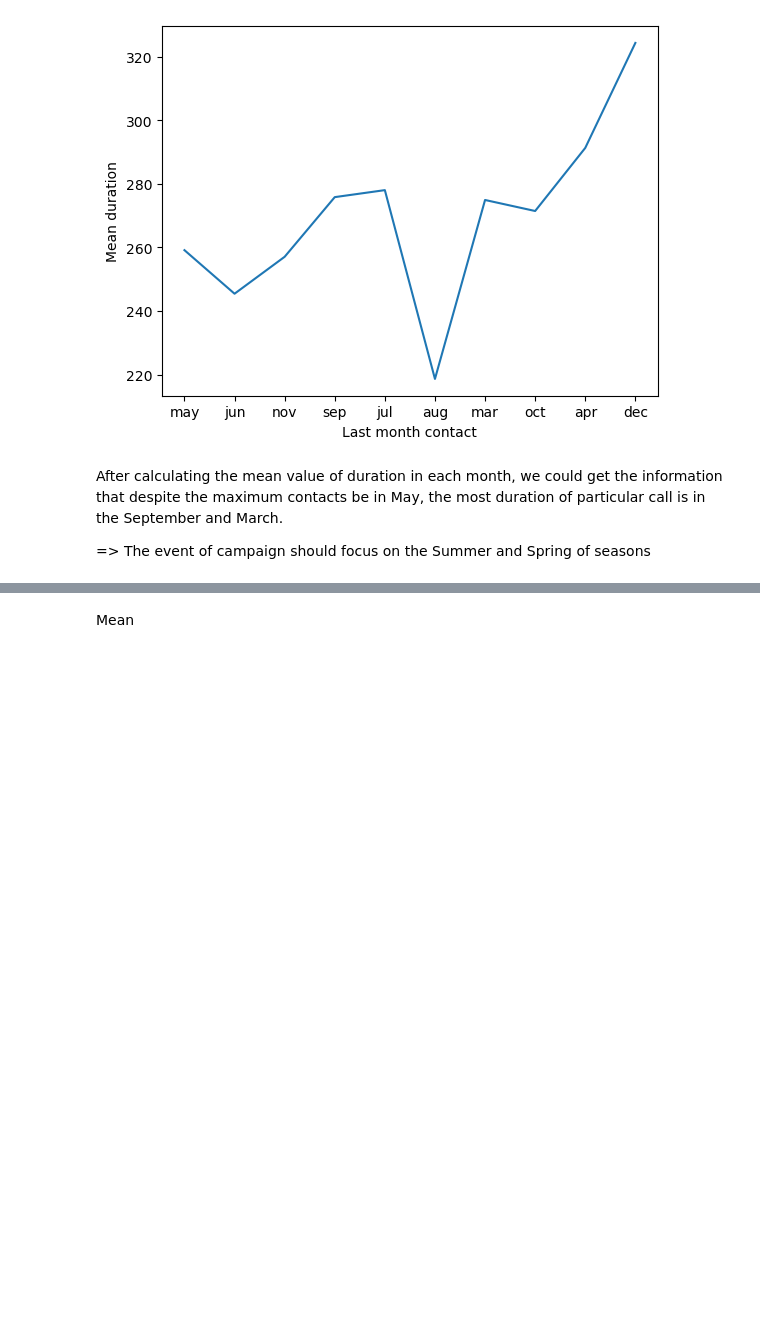
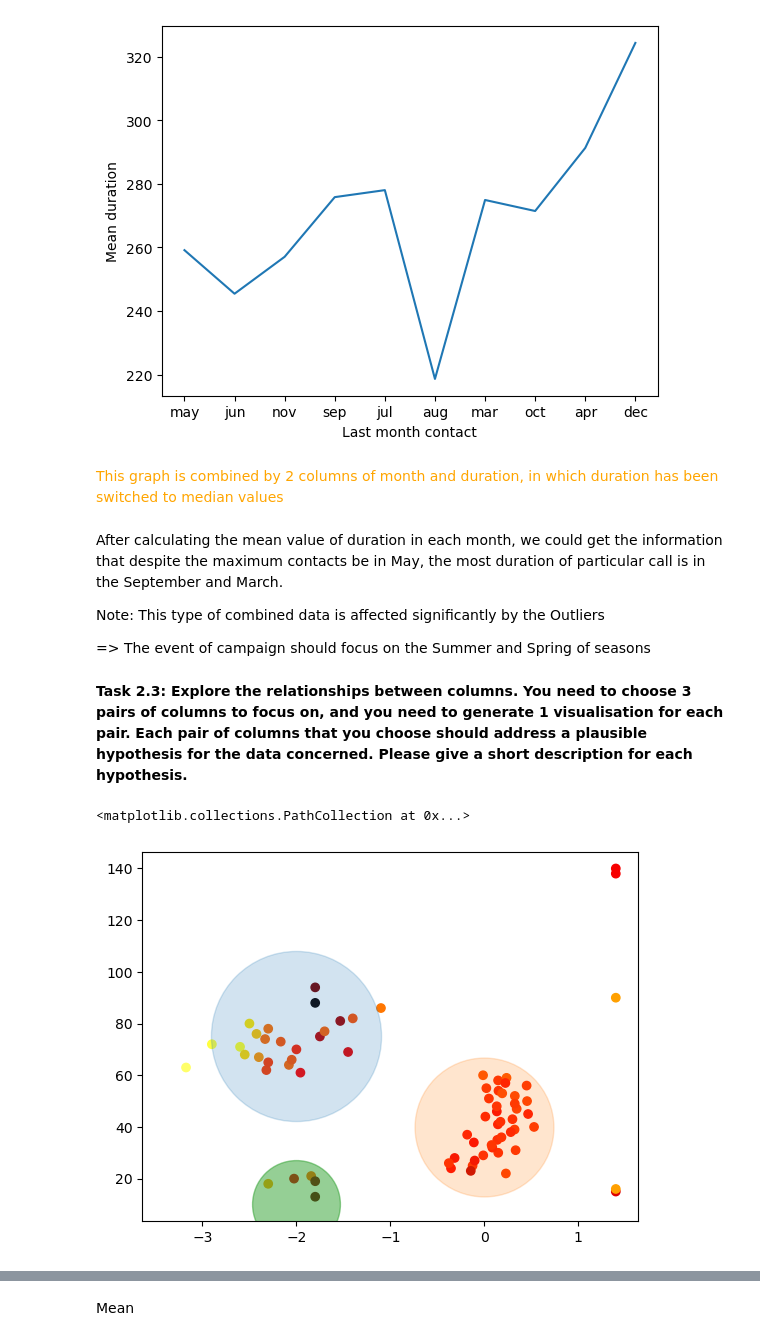
Before and after one commit to thinhsuy/Data_cleansing_summarising, a Jupyter notebook: myjob.ipynb, the cells around one changed output, grey strips where cells are left out. Drawn from its saved outputs; the diff is of its cells as text; code cells hidden in the pictures; blank space fills up the shorter version.

```diff
--- a/myjob.ipynb
+++ b/myjob.ipynb
@@ -214,8 +286,3 @@ Text(0.5, 0, 'Age')
 Aprroaching the alpha scatter chart, clearly that the age between 20-60 years old could be the most range of age consuming most value of price, which could be most in 93.0 to 94.0
 
 => In the result, the marketing plan should focus in the people of age range youngers, especially in 35 years old.
-# %%
-def getMeanValues(df, column_check, column_get):
-    items = list(df[column_check].unique())
-    values = [(df.loc[df[column_check]==i, column_get].dropna().mean()) for i in items]
-    return (values, items)
@@ -243,7 +295,28 @@ plt.xlabel("Last month contact")
 # %% [output]
 Text(0.5, 0, 'Last month contact')
 [figure]
+# %% [markdown]
+<font color="orange">This graph is combined by 2 columns of month and duration, in which duration has been switched to median values</font>
 # %% [markdown]
 After calculating the mean value of duration in each month, we could get the information that despite the maximum contacts be in May, the most duration of particular call is in the September and March.
 
+<font color="oval">Note: This type of combined data is affected significantly by the Outliers</font>
+
 => The event of campaign should focus on the Summer and Spring of seasons
+# %% [markdown]
+<p><b>Task 2.3: Explore the relationships between columns. You need to choose 3 pairs of columns to
+focus on, and you need to generate 1 visualisation for each pair. Each pair of columns
+that you choose should address a plausible hypothesis for the data concerned. Please
+give a short description for each hypothesis.
+</b></p>
+# %%
+# Visualize the correlation of 3 columns, including [age], [emp.var.rate] and [cons.conf.idx]
+x, y = getMeanValues(df, 'age', 'emp.var.rate')
+z, y = getMeanValues(df, 'age', 'cons.conf.idx')
+plt.scatter(x, y, alpha=1, c=z, cmap='hot')
+plt.scatter(-2, 75, s=15000, alpha=0.2)
+plt.scatter(0, 40, s=10000, alpha=0.2)
+plt.scatter(-2, 10, s=4000, alpha=0.5, cmap="")
+# %% [output]
+<matplotlib.collections.PathCollection at 0x...>
+[figure, added]
```
Also changed, not shown: parts of 49 cells of this notebook, 1 other file.
